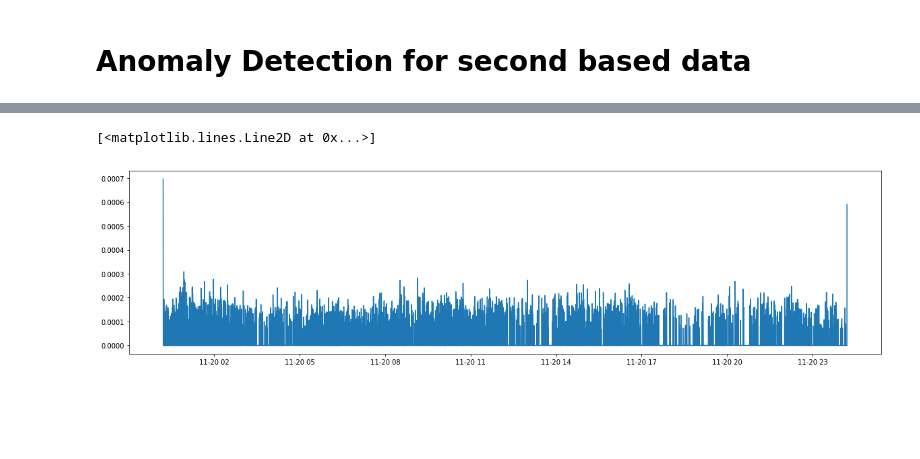
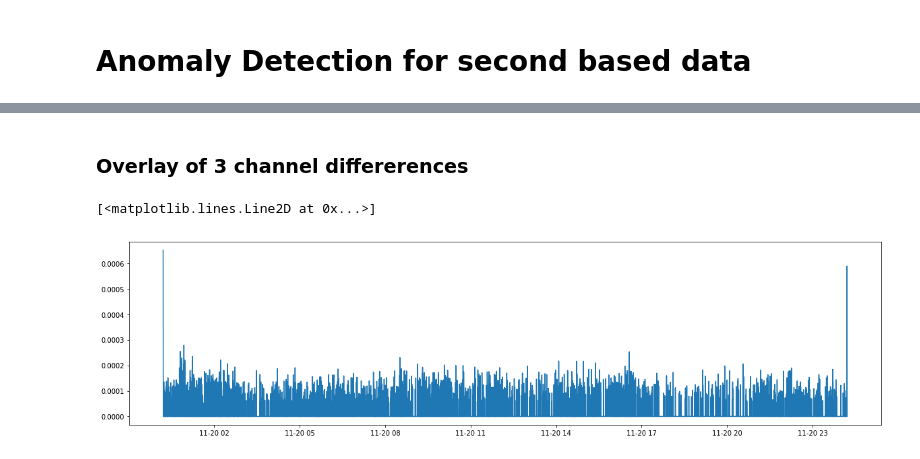
Before and after one commit to xw0078/ub_fall17_seb, a Jupyter notebook: Dataset Overview and Anomaly Detection.ipynb, the cells around one changed output, grey strips where cells are left out. Saved outputs shown, nothing was run; the diff lists cells and outputs as text; code cells hidden in the pictures; blank space fills up the shorter version.

```diff
--- a/Dataset Overview and Anomaly Detection.ipynb
+++ b/Dataset Overview and Anomaly Detection.ipynb
@@ -420,0 +420,5 @@ r_ch1 = filtered
+# %%
+import my_anomaly
+df = np.copy(df_base_1m['1W-2_12'])
+df_a = np.copy(df_nov20_1m["1W-2_12"])
+r_ch1 = my_anomaly.my_anomaly(df, df_a,df_nov20_1m["Timestamp"], 0.00003,20,2,1440,50)
@@ -421,7 +437,7 @@ r_ch1 = filtered
 # %%
 df = np.copy(df_base_1m['1W-2_03'])
 df_a = np.copy(df_nov20_1m["1W-2_03"])
-r_ch2 = my_anomaly.my_anomaly(df, df_a,df_nov20_1m["Timestamp"], 0.0001,20,2,1440,50)
+r_ch2 = my_anomaly.my_anomaly(df, df_a,df_nov20_1m["Timestamp"], 0.00003,20,2,1440,50)
 # %% [output]
 From dataset length 360
 Produced 171 waveform segments
@@ -437,7 +453,7 @@ Maximum reconstruction error was 0.000297
 # %%
 df = np.copy(df_base_1m['1W-2_15'])
 df_a = np.copy(df_nov20_1m["1W-2_15"])
-r_ch3 = my_anomaly.my_anomaly(df, df_a,df_nov20_1m["Timestamp"], 0.0001,20,2,1440,50)
+r_ch3 = my_anomaly.my_anomaly(df, df_a,df_nov20_1m["Timestamp"], 0.00003,20,2,1440,50)
 # %% [output]
 From dataset length 360
 Produced 171 waveform segments
@@ -462,13 +480,13 @@ plt.show()
 # %%
-overlay = []
+overlay_m = []
 for i in range(0,1440):
-    if  r_ch1[i] > 0 and r_ch2[i] > 0 and r_ch1[3] > 0:
+    if  r_ch1[i] > 0 and r_ch2[i] > 0 and r_ch3[3] > 0:
         mean = (r_ch1[i] + r_ch2[i] +r_ch3[i])/3
-        overlay.append(mean)
+        overlay_m.append(mean)
     else:
-        overlay.append(0)
+        overlay_m.append(0)
 plt.figure(figsize=(20, 5))
 ax = plt.axes()
-plt.plot(df_nov20_1m["Timestamp"][0:n_plot_samples],overlay[0:n_plot_samples], label="overlay")
+plt.plot(df_nov20_1m["Timestamp"][0:1440],overlay_m[0:1440], label="overlay")
 # %% [output]
 [<matplotlib.lines.Line2D at 0x...>]
@@ -526,14 +544,18 @@ Maximum reconstruction error was 0.000216
+# %% [markdown]
+### Overlay of 3 channel differerences
 # %%
-overlay = []
-for i in range(0,86400):
-    if  r_ch1[i] > 0 and r_ch2[i] > 0 and r_ch1[3] > 0:
-        mean = (r_ch1[i] + r_ch2[i] +r_ch3[i])/3
-        overlay.append(mean)
+overlay_s = []
+for i in range(0,86400 - 1):
+    if  (r_ch1[i] > 0  or r_ch1[i+1] > 0) and (r_ch2[i] > 0 or r_ch2[i+1] > 0) and (r_ch3[i] > 0 or r_ch3[i+1] > 0):
+        mean = (r_ch1[i] + r_ch2[i] + r_ch3[i] + r_ch1[i+1] + r_ch2[i+1] + r_ch3[i+1])/6
+        overlay_s.append(mean)
     else:
-        overlay.append(0)
+        overlay_s.append(0)
+overlay_s.append(0)
+
 plt.figure(figsize=(20, 5))
 ax = plt.axes()
-plt.plot(df_nov20_1s["Timestamp"][0:86400],overlay[0:86400], label="overlay")
+plt.plot(df_nov20_1s["Timestamp"][0:86400],overlay_s[0:86400], label="overlay")
 # %% [output]
 [<matplotlib.lines.Line2D at 0x...>]
-[figure, old version]
+[figure, new version]
```
Also changed, not shown: parts of 26 cells of this notebook, 4 other files.
